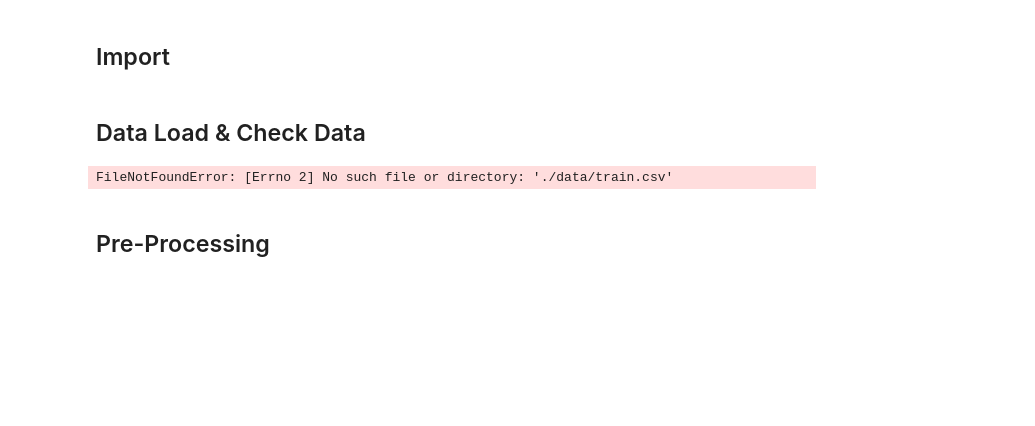
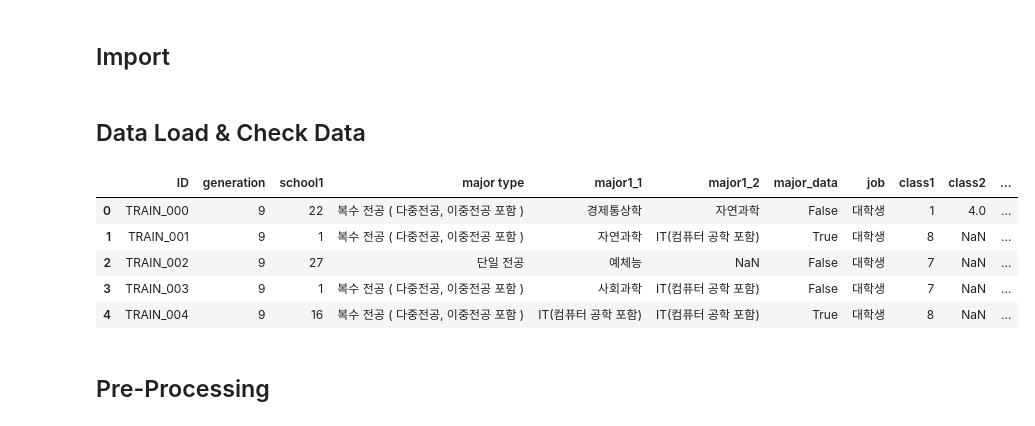
Before and after one commit to qpwpep/Dacon, a Jupyter notebook: predicting_learner_completion/[Baseline]_RandomForest 모델을 활용한 수료 여부 예측.ipynb, the cells around one changed output. Cells and saved outputs as stored; diff of their text form; code cells hidden in the pictures; blank space fills up the shorter version.

```diff
--- a/predicting_learner_completion/[Baseline]_RandomForest 모델을 활용한 수료 여부 예측.ipynb
+++ b/predicting_learner_completion/[Baseline]_RandomForest 모델을 활용한 수료 여부 예측.ipynb
@@ -13,12 +13,17 @@ from sklearn.ensemble import RandomForestClassifier
 # %% [markdown]
 ## Data Load & Check Data
 # %%
-train = pd.read_csv('train.csv')
-test = pd.read_csv('test.csv')
+train = pd.read_csv('data/train.csv')
+test = pd.read_csv('data/test.csv')
 
 train.head()
 # %% [output]
-FileNotFoundError: [Errno 2] No such file or directory: './data/train.csv'
+|  | ID | generation | school1 | major type | major1_1 | major1_2 | major_data | job | class1 | class2 | ... |
+| 0 | TRAIN_000 | 9 | 22 | 복수 전공 ( 다중전공, 이중전공 포함 ) | 경제통상학 | 자연과학 | False | 대학생 | 1 | 4.0 | ... |
+| 1 | TRAIN_001 | 9 | 1 | 복수 전공 ( 다중전공, 이중전공 포함 ) | 자연과학 | IT(컴퓨터 공학 포함) | True | 대학생 | 8 | NaN | ... |
+| 2 | TRAIN_002 | 9 | 27 | 단일 전공 | 예체능 | NaN | False | 대학생 | 7 | NaN | ... |
+| 3 | TRAIN_003 | 9 | 1 | 복수 전공 ( 다중전공, 이중전공 포함 ) | 사회과학 | IT(컴퓨터 공학 포함) | False | 대학생 | 7 | NaN | ... |
+| 4 | TRAIN_004 | 9 | 16 | 복수 전공 ( 다중전공, 이중전공 포함 ) | IT(컴퓨터 공학 포함) | IT(컴퓨터 공학 포함) | True | 대학생 | 8 | NaN | ... |
 # %%
 train.info()
 # %% [markdown]
```
Also changed, not shown: 7 other files.
